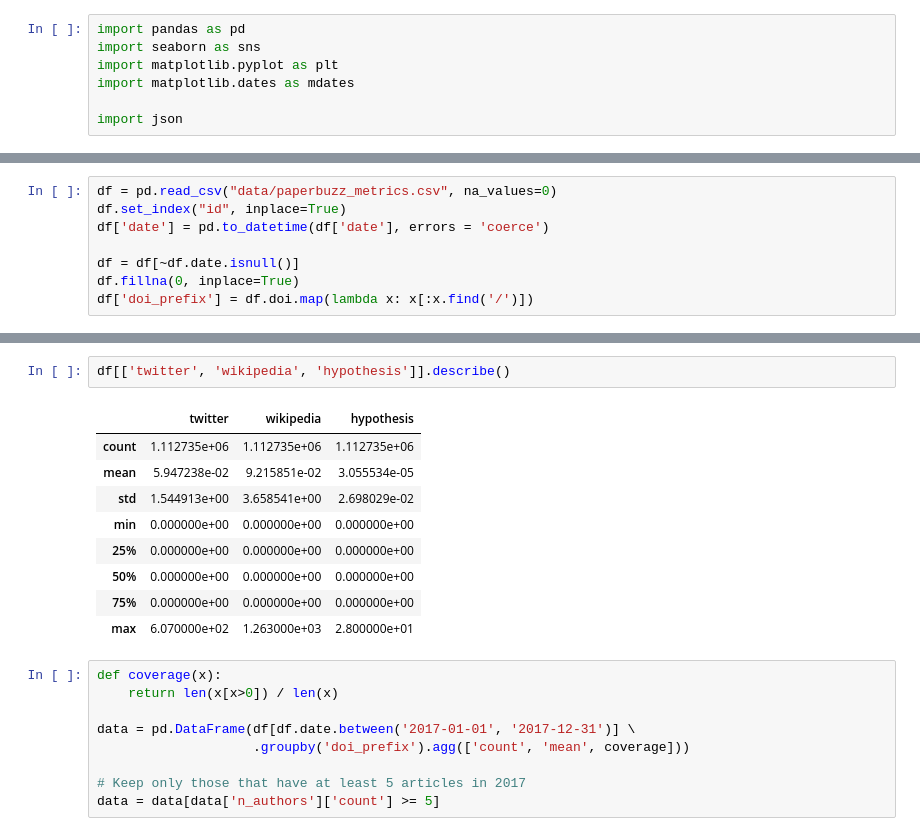
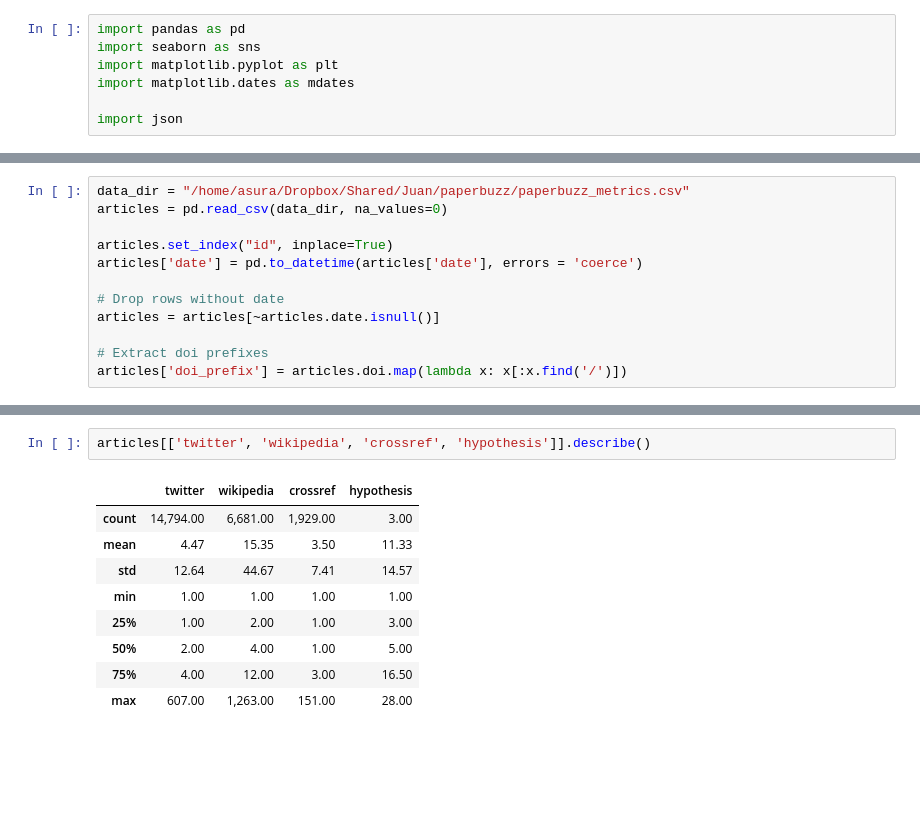
Before and after one commit to ScholCommLab/paperbuzz_analysis, a Jupyter notebook: analyse_paperbuzz.ipynb, the cells around one changed output, grey strips where cells are left out. Drawn from its saved outputs; the diff is of its cells as text; blank space fills up the shorter version.

```diff
--- a/analyse_paperbuzz.ipynb
+++ b/analyse_paperbuzz.ipynb
@@ -22,10 +25,14 @@ panel_label_font.set_family("sans-serif")
 # Seaborn styles
 sns.set_style("whitegrid")
 # %%
-df = pd.read_csv("data/paperbuzz_metrics.csv", na_values=0)
-df.set_index("id", inplace=True)
-df['date'] = pd.to_datetime(df['date'], errors = 'coerce')
+data_dir = "/home/asura/Dropbox/Shared/Juan/paperbuzz/paperbuzz_metrics.csv"
+articles = pd.read_csv(data_dir, na_values=0)
 
-df = df[~df.date.isnull()]
-df.fillna(0, inplace=True)
-df['doi_prefix'] = df.doi.map(lambda x: x[:x.find('/')])
+articles.set_index("id", inplace=True)
+articles['date'] = pd.to_datetime(articles['date'], errors = 'coerce')
+
+# Drop rows without date
+articles = articles[~articles.date.isnull()]
+
+# Extract doi prefixes
+articles['doi_prefix'] = articles.doi.map(lambda x: x[:x.find('/')])
@@ -32,21 +50,12 @@ df['doi_prefix'] = df.doi.map(lambda x: x[:x.find('/')])
 # %%
-df[['twitter', 'wikipedia', 'hypothesis']].describe()
+articles[['twitter', 'wikipedia', 'crossref', 'hypothesis']].describe()
 # %% [output]
-|  | twitter | wikipedia | hypothesis |
-| count | 1.112735e+06 | 1.112735e+06 | 1.112735e+06 |
-| mean | 5.947238e-02 | 9.215851e-02 | 3.055534e-05 |
-| std | 1.544913e+00 | 3.658541e+00 | 2.698029e-02 |
-| min | 0.000000e+00 | 0.000000e+00 | 0.000000e+00 |
-| 25% | 0.000000e+00 | 0.000000e+00 | 0.000000e+00 |
-| 50% | 0.000000e+00 | 0.000000e+00 | 0.000000e+00 |
-| 75% | 0.000000e+00 | 0.000000e+00 | 0.000000e+00 |
-| max | 6.070000e+02 | 1.263000e+03 | 2.800000e+01 |
+|  | twitter | wikipedia | crossref | hypothesis |
+| count | 14,794.00 | 6,681.00 | 1,929.00 | 3.00 |
+| mean | 4.47 | 15.35 | 3.50 | 11.33 |
+| std | 12.64 | 44.67 | 7.41 | 14.57 |
+| min | 1.00 | 1.00 | 1.00 | 1.00 |
+| 25% | 1.00 | 2.00 | 1.00 | 3.00 |
+| 50% | 2.00 | 4.00 | 1.00 | 5.00 |
+| 75% | 4.00 | 12.00 | 3.00 | 16.50 |
+| max | 607.00 | 1,263.00 | 151.00 | 28.00 |
-# %%
-def coverage(x):
-    return len(x[x>0]) / len(x)
-
-data = pd.DataFrame(df[df.date.between('2017-01-01', '2017-12-31')] \
-                    .groupby('doi_prefix').agg(['count', 'mean', coverage]))
-
-# Keep only those that have at least 5 articles in 2017
-data = data[data['n_authors']['count'] >= 5]
```
Also changed, not shown: parts of 15 cells of this notebook, 7 other files.
